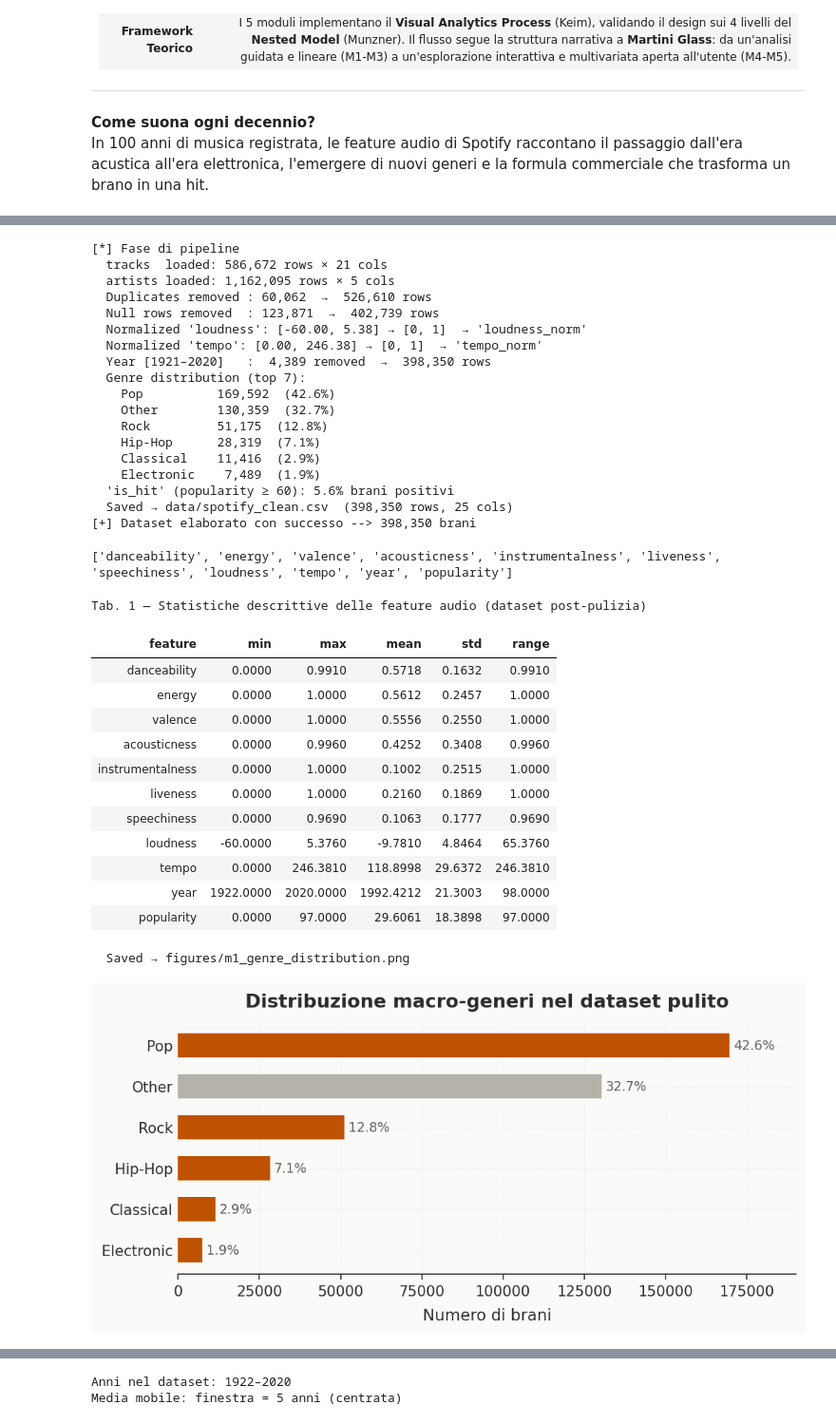
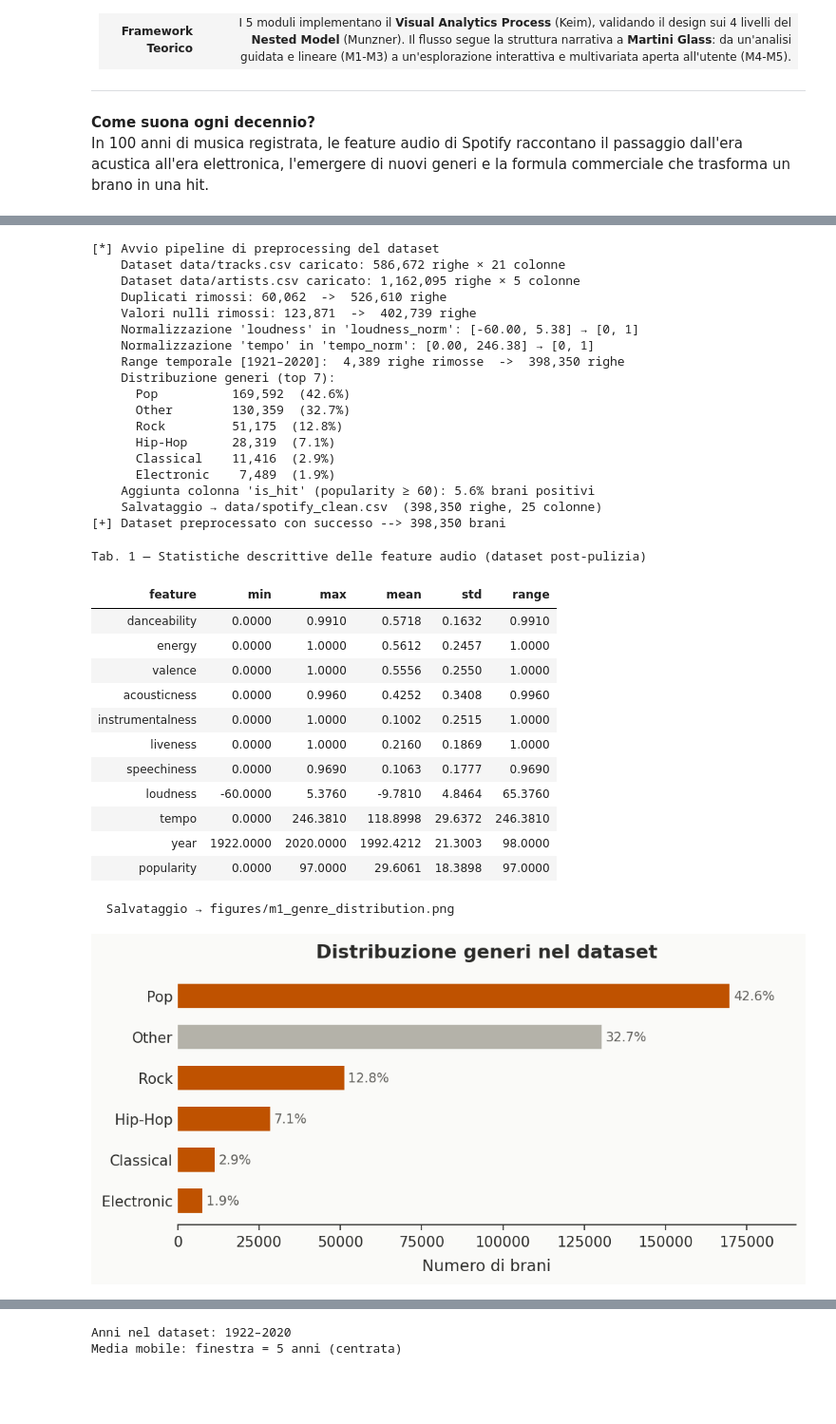
Before and after one commit to arcadiacipolla/La_Trasformazione_del_Suono_-_Scientific_Visualization, a Jupyter notebook: the_shape_of_music.ipynb, the cells around one changed output, grey strips where cells are left out. Shown at 95% size. Saved outputs shown, nothing was run; the diff lists cells and outputs as text; code cells hidden in the pictures; blank space fills up the shorter version.

```diff
--- a/the_shape_of_music.ipynb
+++ b/the_shape_of_music.ipynb
@@ -35,29 +32,29 @@ from IPython.display import display
 
 sys.path.insert(0, '.')
 from src.style import apply_style, save_fig, HIGHLIGHT, MUTED, CLUSTER_PALETTE
-from src.preprocessing import run_pipeline, data_quality_report, AUDIO_FEATURES
+from src.preprocessing import run_preprocessing_pipeline, data_quality_report, AUDIO_FEATURES
 
-#Esegui preprocessing del dataset
-df = run_pipeline()
+# Esegui preprocessing del dataset
+df = run_preprocessing_pipeline()
 # %% [output]
-[*] Fase di pipeline
-  tracks  loaded: 586,672 rows × 21 cols
-  artists loaded: 1,162,095 rows × 5 cols
-  Duplicates removed : 60,062  →  526,610 rows
-  Null rows removed  : 123,871  →  402,739 rows
-  Normalized 'loudness': [-60.00, 5.38] → [0, 1]  → 'loudness_norm'
-  Normalized 'tempo': [0.00, 246.38] → [0, 1]  → 'tempo_norm'
-  Year [1921–2020]   :  4,389 removed  →  398,350 rows
-  Genre distribution (top 7):
-    Pop          169,592  (42.6%)
-    Other        130,359  (32.7%)
-    Rock         51,175  (12.8%)
-    Hip-Hop      28,319  (7.1%)
-    Classical    11,416  (2.9%)
-    Electronic    7,489  (1.9%)
-  'is_hit' (popularity ≥ 60): 5.6% brani positivi
-  Saved → data/spotify_clean.csv  (398,350 rows, 25 cols)
-[+] Dataset elaborato con successo --> 398,350 brani
+[*] Avvio pipeline di preprocessing del dataset
+    Dataset data/tracks.csv caricato: 586,672 righe × 21 colonne
+    Dataset data/artists.csv caricato: 1,162,095 righe × 5 colonne
+    Duplicati rimossi: 60,062  ->  526,610 righe
+    Valori nulli rimossi: 123,871  ->  402,739 righe
+    Normalizzazione 'loudness' in 'loudness_norm': [-60.00, 5.38] → [0, 1]
+    Normalizzazione 'tempo' in 'tempo_norm': [0.00, 246.38] → [0, 1]
+    Range temporale [1921–2020]:  4,389 righe rimosse  ->  398,350 righe
+    Distribuzione generi (top 7):
+      Pop          169,592  (42.6%)
+      Other        130,359  (32.7%)
+      Rock         51,175  (12.8%)
+      Hip-Hop      28,319  (7.1%)
+      Classical    11,416  (2.9%)
+      Electronic    7,489  (1.9%)
+    Aggiunta colonna 'is_hit' (popularity ≥ 60): 5.6% brani positivi
+    Salvataggio → data/spotify_clean.csv  (398,350 righe, 25 colonne)
+[+] Dataset preprocessato con successo --> 398,350 brani
 # %%
 # Tabella di data quality
 # Principi Few: niente righe orizzontali interne, colonne essenziali,
@@ -108,8 +105,7 @@ styled = (
 
 display(styled)
 # %% [output]
-['danceability', 'energy', 'valence', 'acousticness', 'instrumentalness', 'liveness', 'speechiness', 'loudness', 'tempo', 'year', 'popularity']
+Tab. 1 — Statistiche descrittive delle feature audio (dataset post-pulizia)
-Tab. 1 — Statistiche descrittive delle feature audio (dataset post-pulizia)
 | feature | min | max | mean | std | range |
 | danceability | 0.0000 | 0.9910 | 0.5718 | 0.1632 | 0.9910 |
 | energy | 0.0000 | 1.0000 | 0.5612 | 0.2457 | 1.0000 |
@@ -123,49 +119,44 @@ Tab. 1 — Statistiche descrittive delle feature audio (dataset post-pulizia)
 | year | 1922.0000 | 2020.0000 | 1992.4212 | 21.3003 | 98.0000 |
 | popularity | 0.0000 | 97.0000 | 29.6061 | 18.3898 | 97.0000 |
 # %%
-# ── Distribuzione macro-generi nel dataset pulito ────────────────────────────
-# Primo grafico del progetto: panoramica della composizione del dataset.
-# Scelta grafica: barh orizzontale per leggibilità delle etichette testuali.
-# Etichettatura diretta (Tufte): niente legenda esterna.
+# Distribuzione generi nel dataset
 
 fig, ax = plt.subplots(figsize=(7, 3.5))
 apply_style(ax)
 
-# Ordine ascending: genere più raro in basso, più comune in cima.
-# Nessun reversed() — etichette, colori e valori sono allineati.
+
 genre_counts = df["genre"].value_counts().sort_values(ascending=True)
 bar_colors = [HIGHLIGHT if g != "Other" else MUTED for g in genre_counts.index]
 
 bars = ax.barh(
     range(len(genre_counts)),
     genre_counts.values,
     color=bar_colors,
     height=0.6,
     zorder=2,
 )
 ax.set_yticks(range(len(genre_counts)))
 ax.set_yticklabels(genre_counts.index)
 
-# bar.get_width() è sempre il valore corretto per quella barra
 for bar in bars:
     pct = bar.get_width() / len(df) * 100
     ax.text(
         bar.get_width() + len(df) * 0.003,
         bar.get_y() + bar.get_height() / 2,
         f"{pct:.1f}%",
         va="center", fontsize=9, color="#5F5E5A"
     )
 
+ax.set_title("Distribuzione generi nel dataset", pad=10)
 ax.set_xlabel("Numero di brani")
-ax.set_title("Distribuzione macro-generi nel dataset pulito", pad=10)
 ax.spines["left"].set_visible(False)
 ax.tick_params(axis="y", length=0)
 ax.set_xlim(0, genre_counts.max() * 1.12)
 
 plt.tight_layout()
 save_fig(fig, "m1_genre_distribution")
 plt.show()
 # %% [output]
-  Saved → figures/m1_genre_distribution.png
+  Salvataggio → figures/m1_genre_distribution.png
-[figure, old version]
+[figure, new version]
 # %% [markdown]
```
Also changed, not shown: parts of 28 cells of this notebook.
